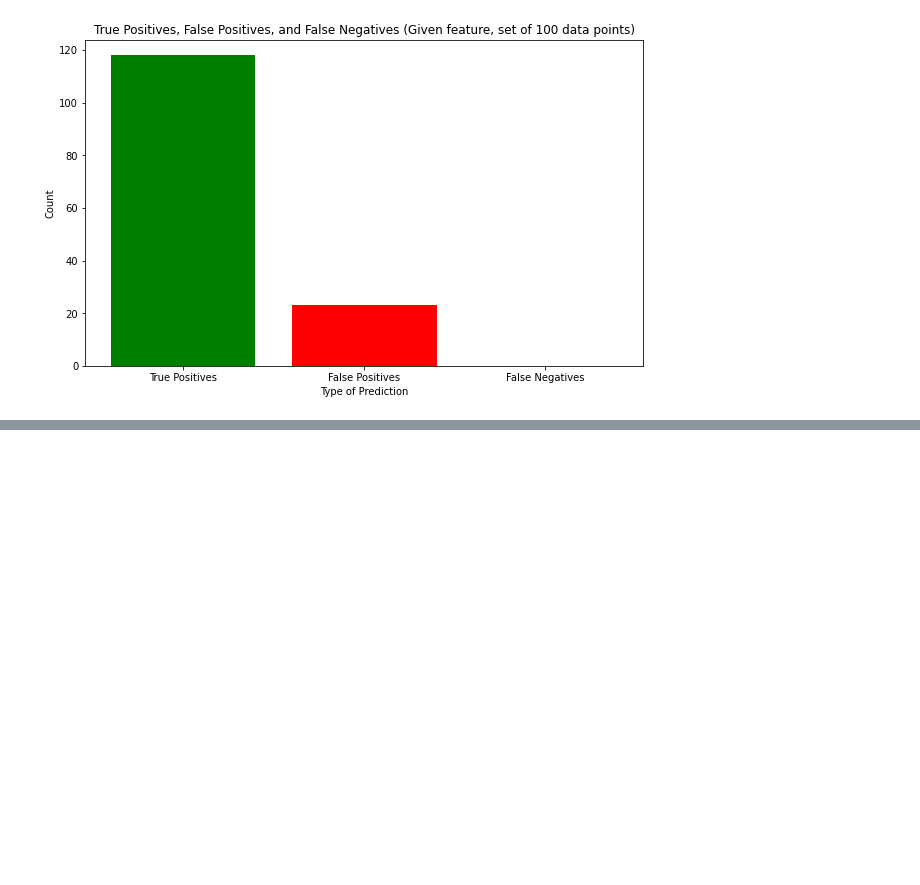
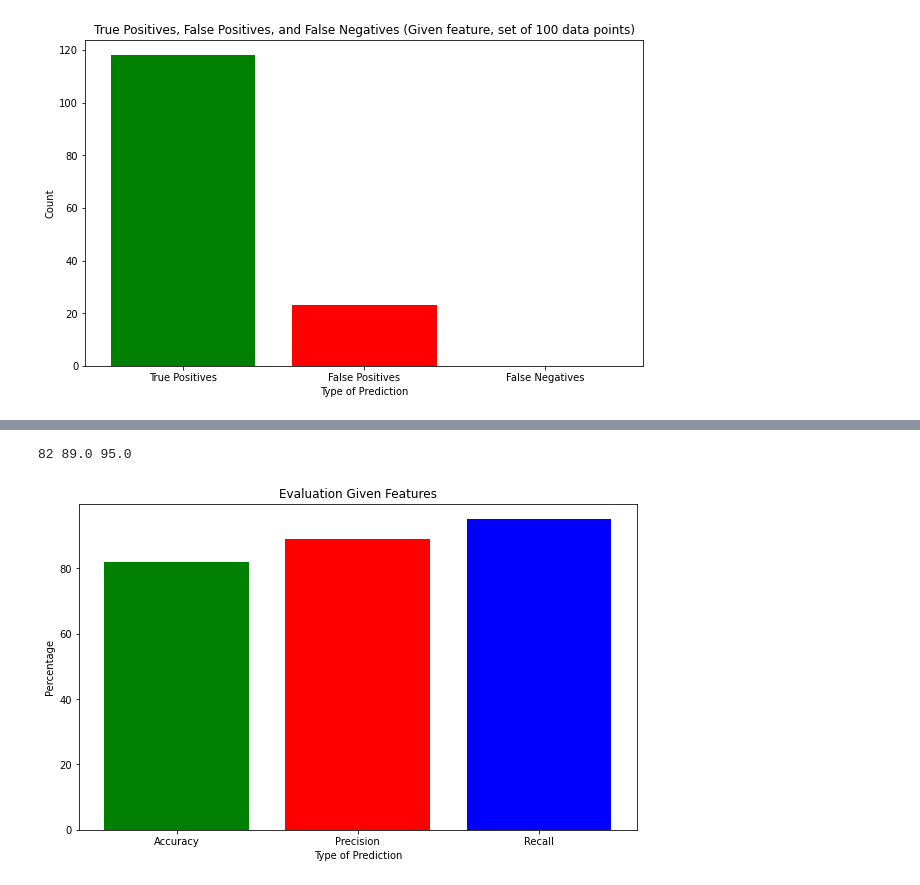
Before and after one commit to brabiei21/CER-with-LLMs, a Jupyter notebook: Code/main.ipynb, the cells around one changed output, grey strips where cells are left out. Drawn from its saved outputs; the diff is of its cells as text; code cells hidden in the pictures; blank space fills up the shorter version.

Commit message:
working on eval without giving feature

```diff
--- a/Code/main.ipynb
+++ b/Code/main.ipynb
@@ -17,7 +17,7 @@ import matplotlib.pyplot as plt
 verbose = False
 load_dotenv()
 file_path = 'dataset_100.jsonl'
-eval_file_path = 'eval2.jsonl'
+eval_file_path = 'eval.jsonl'
 # %% [markdown]
 ### Utility functions
 # %%
@@ -176,6 +176,12 @@ def contains_any(big_string, small_strings):
             return True  # Found at least one match
     return False  # No matches found
 
+def is_match(set1_elem, set2):
+    for set2_elem in set2:
+        if set2_elem.lower() in set1_elem.lower():
+            return True
+    return False
+
 # Example big string
 big_string = "This is a test string to check for the presence of certain smaller strings."
 
@@ -299,0 +265,58 @@ plt.bar(['Accuracy', 'Precision', 'Recall'], [accuracy, precisions, recall])
+# %%
+ACC = 0
+PREC = 0
+REC = 0
+
+with open('eval2.jsonl', 'r') as file:
+    with open(file_path, 'r') as f:
+        for line, line2 in zip(file,f):
+
+            content = json.loads(line)
+            content2 = json.loads(line2)
+
+            str = content['Response']
+            parsed_data = parse_values(str)
+            gtf, gtv = content2['Ground Truth Features'], content2['Ground Truth Values']
+            gt = zip(content2['Ground Truth Features'], content2['Ground Truth Values'])
+
+            # Get accuracy, meaning exact match
+            match = 0
+            if set(parsed_data.keys()) == set(gtf):
+                for pred, truth in zip(sorted(parsed_data.values()), sorted(gtv)):
+                    if truth in pred:
+                        match += 1
+
+                if match == len(gtv):
+                    ACC += 1
+
+            # Updated logic to handle empty set cases as specified
+            if not parsed_data.values() and not gtv:
+                PREC += 1  # Both sets are empty
+            elif not gtv and parsed_data.values():
+                PREC += 0  # set2 is empty but set1 is not
+            else:
+                # Count how many elements in set1 have a match in set2 using the is_match function
+                matches = sum(is_match(elem, set(gtv)) for elem in set(parsed_data.values()))
+                # Calculate the fraction
+                PREC += matches / len(set(parsed_data.values()))
+
+            # Get Recall, meaning how many of the ground truth values are in the predicted values
+            if not parsed_data.values() and not gtv:
+                REC += 1
+            elif not gtv and parsed_data.values():
+                REC += 0
+            else:
+                matches = sum(is_match(elem, set(gtv)) for elem in set(parsed_data.values()))
+                REC += matches / len(set(gtv))
+
+
+print(ACC, PREC, REC)
+plt.figure(figsize=(10, 6))
+plt.bar(['Accuracy', 'Precision', 'Recall'], [ACC, PREC, REC], color=['green', 'red', 'blue'])
+plt.xlabel('Type of Prediction')
+plt.ylabel('Percentage')
+plt.title('Evaluation Given Features')
+plt.show()
+# %% [output]
+82 89.0 95.0
+[figure, added]
```
Also changed, not shown: parts of 4 cells of this notebook, 6 other files.
